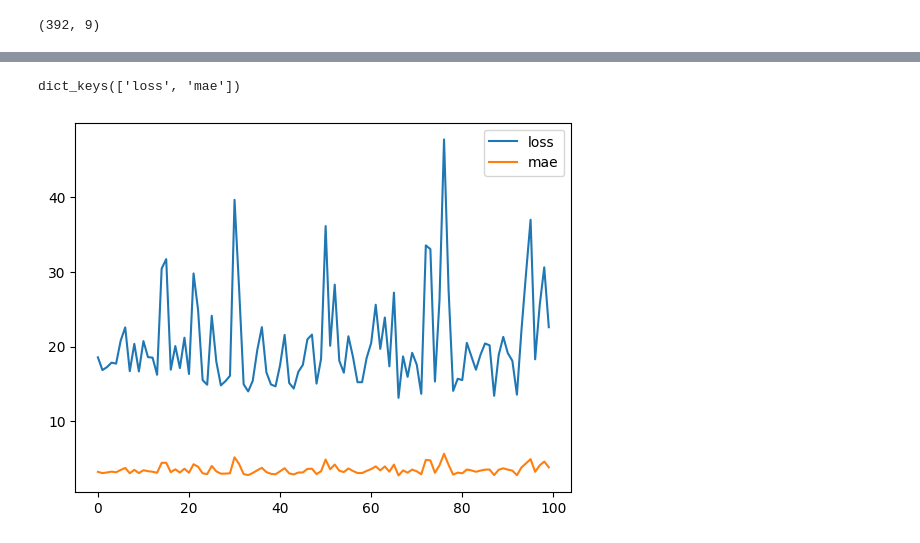
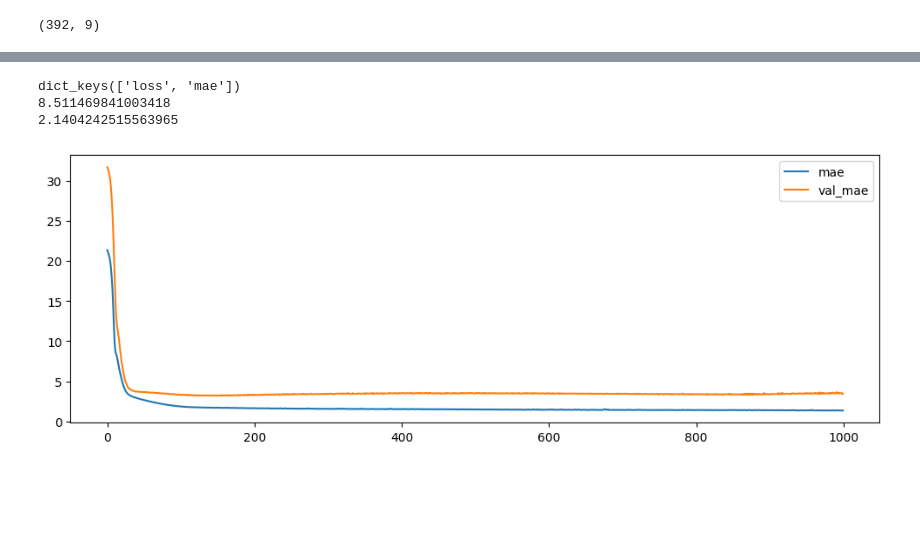
Before and after one commit to shared-repo/human-da, a Jupyter notebook: workspace/dl-basic/dl_example_06.ipynb, the cells around one changed output, grey strips where cells are left out. Drawn from its saved outputs; the diff is of its cells as text; code cells hidden in the pictures; blank space fills up the shorter version.

```diff
--- a/workspace/dl-basic/dl_example_06.ipynb
+++ b/workspace/dl-basic/dl_example_06.ipynb
@@ -41,6 +41,19 @@ X.shape, y.shape
 ohe_orgin = pd.get_dummies(X['origin']).astype(int)
 X = pd.concat([X.drop('origin', axis=1), ohe_orgin], axis=1)
 X.rename(columns={1: "USA", 2: "Europe", 3: "Japan"}, inplace=True)
-X.head()
 
-X = X.values
+# X.head()
+
+# X = X.values
+# %%
+# 데이터 준비 2-3
+
+from sklearn.preprocessing import MinMaxScaler, StandardScaler
+
+scaler = MinMaxScaler()
+scaler.fit(X)
+X = scaler.transform(X)
+
+# scaler = StandardScaler()
+# scaler.fit(X)
+# X = scaler.transform(X)
@@ -60,9 +78,10 @@ model.add(tf_keras.layers.Dense(1)) # 회귀 모델의 경우 출력층의 유
 # 모델 훈련 설계
 
 model.compile(loss="mse",
-              optimizer="adam",
+              # optimizer="adam",
+              optimizer=tf_keras.optimizers.Adam(learning_rate=0.001),
               metrics=['mae'])
 # %%
 # 모델 학습 (훈련)
 
-fit_history = model.fit(X, y, batch_size=16, epochs=100)
+fit_history = model.fit(X, y, batch_size=32, epochs=1000, validation_split=0.2)
@@ -77,11 +114,16 @@ print( model.evaluate(X, y)[1] / y.mean() )
-# %%
-fit_history.history.keys()
-# %% [output]
-dict_keys(['loss', 'mae'])
+# %%
+print( fit_history.history.keys() )
+print( np.min(fit_history.history['loss']) )
+print( np.min(fit_history.history['mae']) )
+# %% [output]
+dict_keys(['loss', 'mae'])
+8.511469841003418
+2.1404242515563965
 # %%
-plt.plot(fit_history.epoch, fit_history.history['loss'], label="loss")
+plt.figure(figsize=(12, 4))
 plt.plot(fit_history.epoch, fit_history.history['mae'], label="mae")
+plt.plot(fit_history.epoch, fit_history.history['val_mae'], label="val_mae")
 plt.legend()
 plt.show()
 # %% [output]
-[figure, old version]
+[figure, new version]
```
Also changed, not shown: parts of 3 cells of this notebook.
